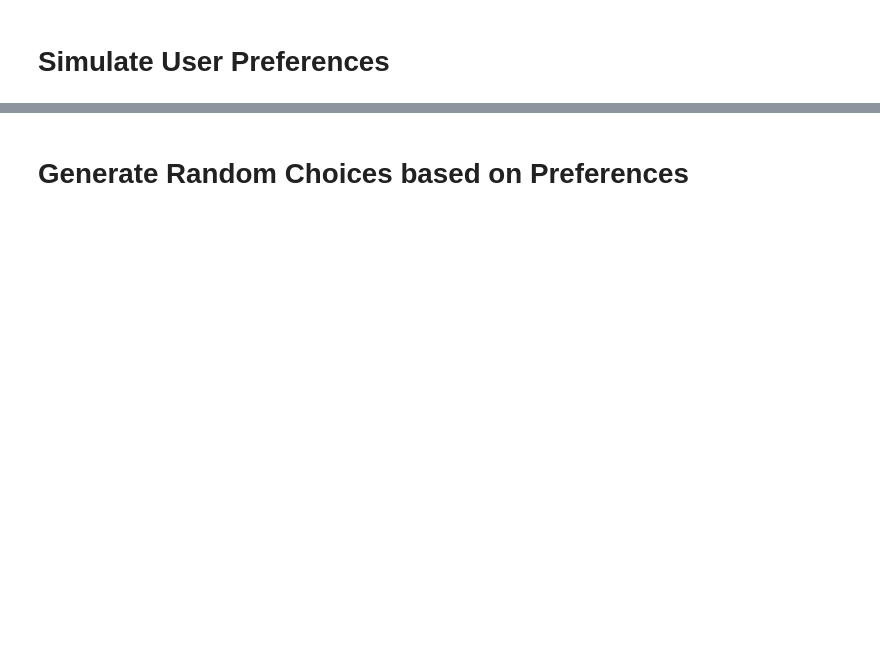
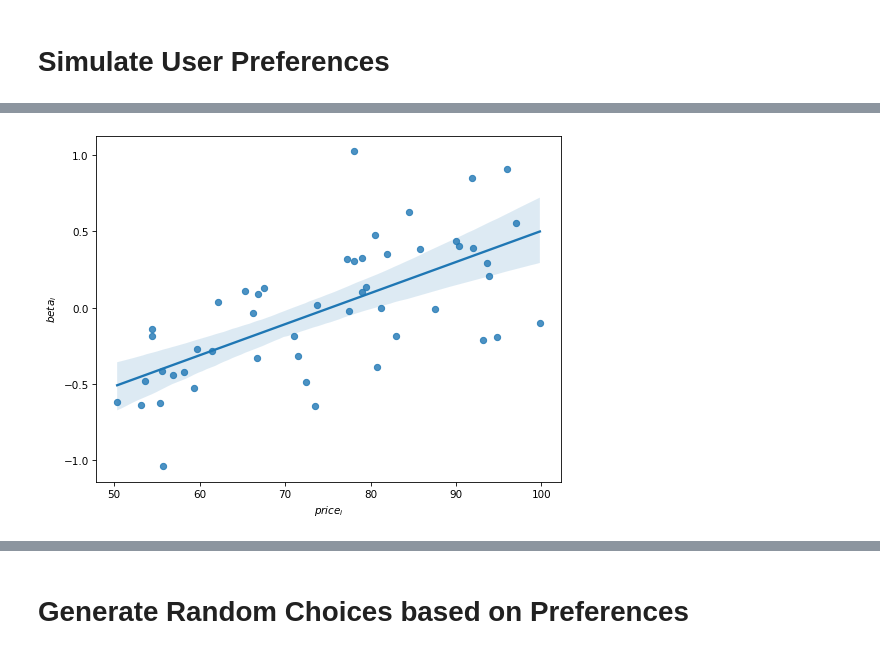
Before and after one commit to gsbDBI/bemb, a Jupyter notebook: tutorials/simulation/simulation_study_paper_demo.ipynb, the cells around one changed output, grey strips where cells are left out. Cells and saved outputs as stored; diff of their text form; code cells hidden in the pictures; blank space fills up the shorter version.

```diff
--- a/tutorials/simulation/simulation_study_paper_demo.ipynb
+++ b/tutorials/simulation/simulation_study_paper_demo.ipynb
@@ -14,0 +21,3 @@ from tqdm import tqdm
+# %%
+# control the quality of figures. Use 75 for preview, use 300 for publication.
+DPI = 75
@@ -87,0 +80,12 @@ plot_tensor(beta_item)
+# %%
+scaled_price = (item_price - torch.min(item_price))/ (torch.max(item_price) - torch.min(item_price)) - 0.5
+beta_item = torch.randn_like(scaled_price)*torch.std(scaled_price) + scaled_price
+
+fig, ax = plt.subplots(figsize=(8, 6), dpi=DPI)
+sns.regplot(x=item_price.squeeze().numpy(), y=beta_item.numpy(), ax=ax)
+ax.set_xlabel("$price_i$")
+ax.set_ylabel("$beta_i$")
+fig.savefig('./simulation_files/simulation_1_income_coefficients.png', dpi=DPI, bbox_inches='tight')
+fig.show()
+# %% [output]
+[figure, added]
```
Also changed, not shown: parts of 35 cells of this notebook, 5 other files.
